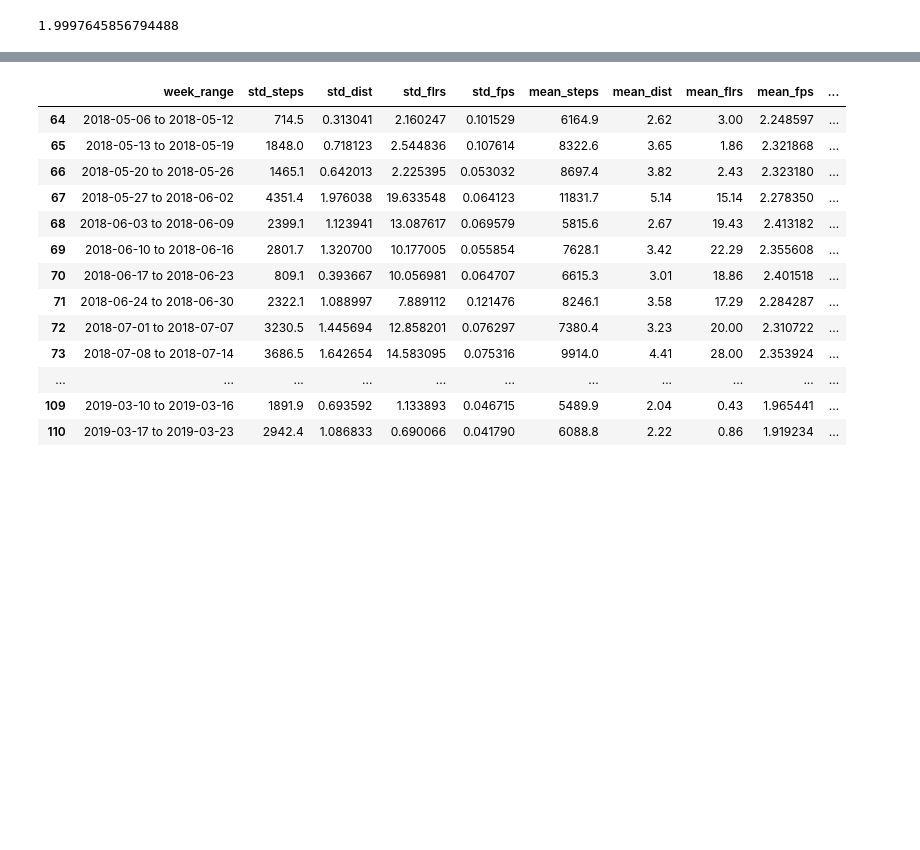
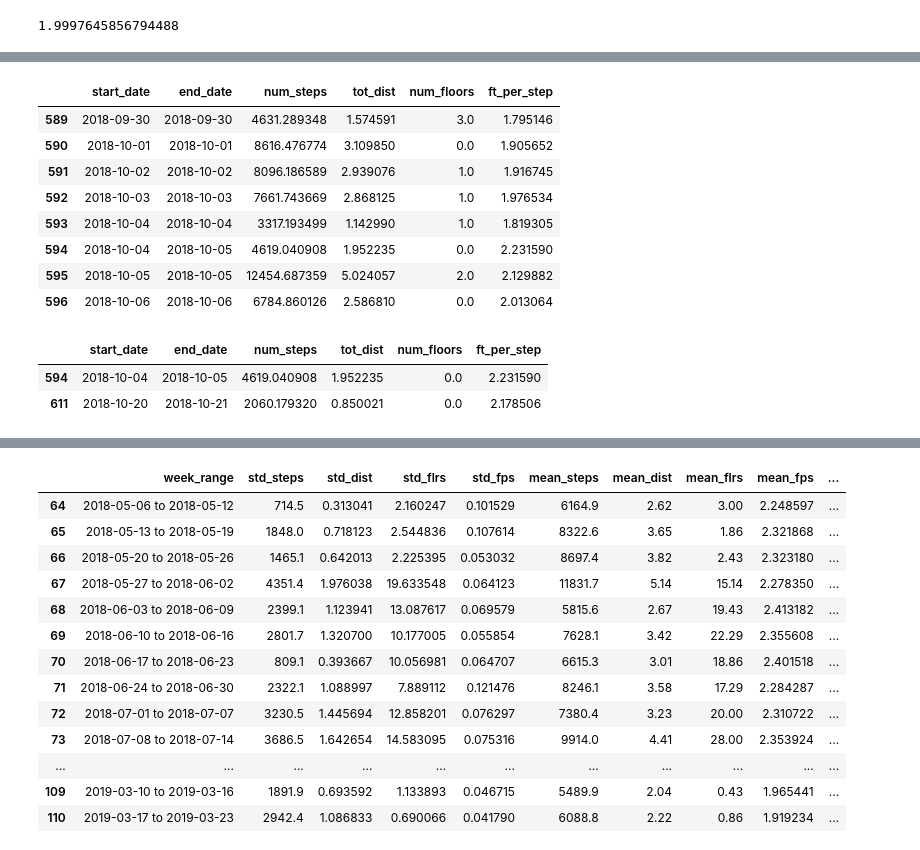
Before and after one commit to Data-is-life/Steps_Analysis, a Jupyter notebook: src/testing_dist_and_steps_funcs.ipynb, the cells around one changed output, grey strips where cells are left out. Saved outputs shown, nothing was run; the diff lists cells and outputs as text; code cells hidden in the pictures; blank space fills up the shorter version.

```diff
--- a/src/testing_dist_and_steps_funcs.ipynb
+++ b/src/testing_dist_and_steps_funcs.ipynb
@@ -74,0 +118,12 @@ steps_df[28018:28078]
+# %%
+combined_df[589:597]
+# %% [output]
+|  | start_date | end_date | num_steps | tot_dist | num_floors | ft_per_step |
+| 589 | 2018-09-30 | 2018-09-30 | 4631.289348 | 1.574591 | 3.0 | 1.795146 |
+| 590 | 2018-10-01 | 2018-10-01 | 8616.476774 | 3.109850 | 0.0 | 1.905652 |
+| 591 | 2018-10-02 | 2018-10-02 | 8096.186589 | 2.939076 | 1.0 | 1.916745 |
+| 592 | 2018-10-03 | 2018-10-03 | 7661.743669 | 2.868125 | 1.0 | 1.976534 |
+| 593 | 2018-10-04 | 2018-10-04 | 3317.193499 | 1.142990 | 1.0 | 1.819305 |
+| 594 | 2018-10-04 | 2018-10-05 | 4619.040908 | 1.952235 | 0.0 | 2.231590 |
+| 595 | 2018-10-05 | 2018-10-05 | 12454.687359 | 5.024057 | 2.0 | 2.129882 |
+| 596 | 2018-10-06 | 2018-10-06 | 6784.860126 | 2.586810 | 0.0 | 2.013064 |
@@ -74,0 +135,6 @@ steps_df[28018:28078]
+# %%
+combined_df[combined_df['start_date'] != combined_df['end_date']]
+# %% [output]
+|  | start_date | end_date | num_steps | tot_dist | num_floors | ft_per_step |
+| 594 | 2018-10-04 | 2018-10-05 | 4619.040908 | 1.952235 | 0.0 | 2.231590 |
+| 611 | 2018-10-20 | 2018-10-21 | 2060.179320 | 0.850021 | 0.0 | 2.178506 |
```
Also changed, not shown: parts of 15 cells of this notebook, 1 other file.
